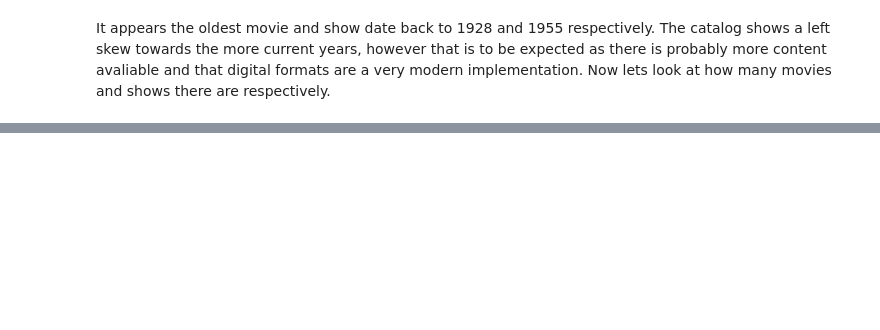
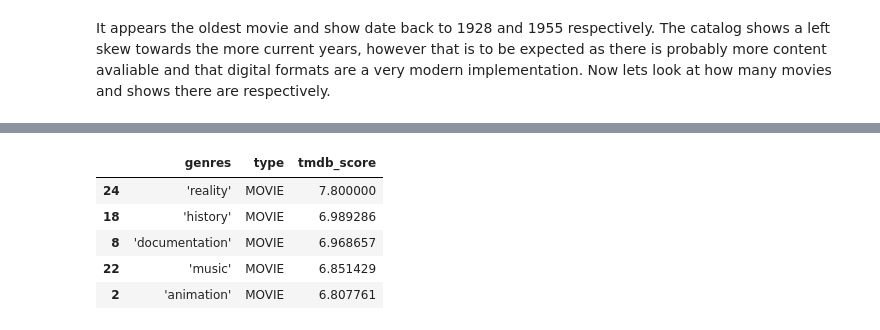
Before and after one commit to kekevin12/Disney_EDA, a Jupyter notebook: disney_data.ipynb, the cells around one changed output, grey strips where cells are left out. Cells and saved outputs as stored; diff of their text form; code cells hidden in the pictures; blank space fills up the shorter version.

```diff
--- a/disney_data.ipynb
+++ b/disney_data.ipynb
@@ -115,0 +209,11 @@ fig.show()
+# %%
+#Top 5 Movie Genres
+mov  = avg[avg.type != 'SHOW']
+mov.nlargest(5,['tmdb_score'])
+# %% [output]
+|  | genres | type | tmdb_score |
+| 24 | 'reality' | MOVIE | 7.800000 |
+| 18 | 'history' | MOVIE | 6.989286 |
+| 8 | 'documentation' | MOVIE | 6.968657 |
+| 22 | 'music' | MOVIE | 6.851429 |
+| 2 | 'animation' | MOVIE | 6.807761 |
```
Also changed, not shown: parts of 33 cells of this notebook.
